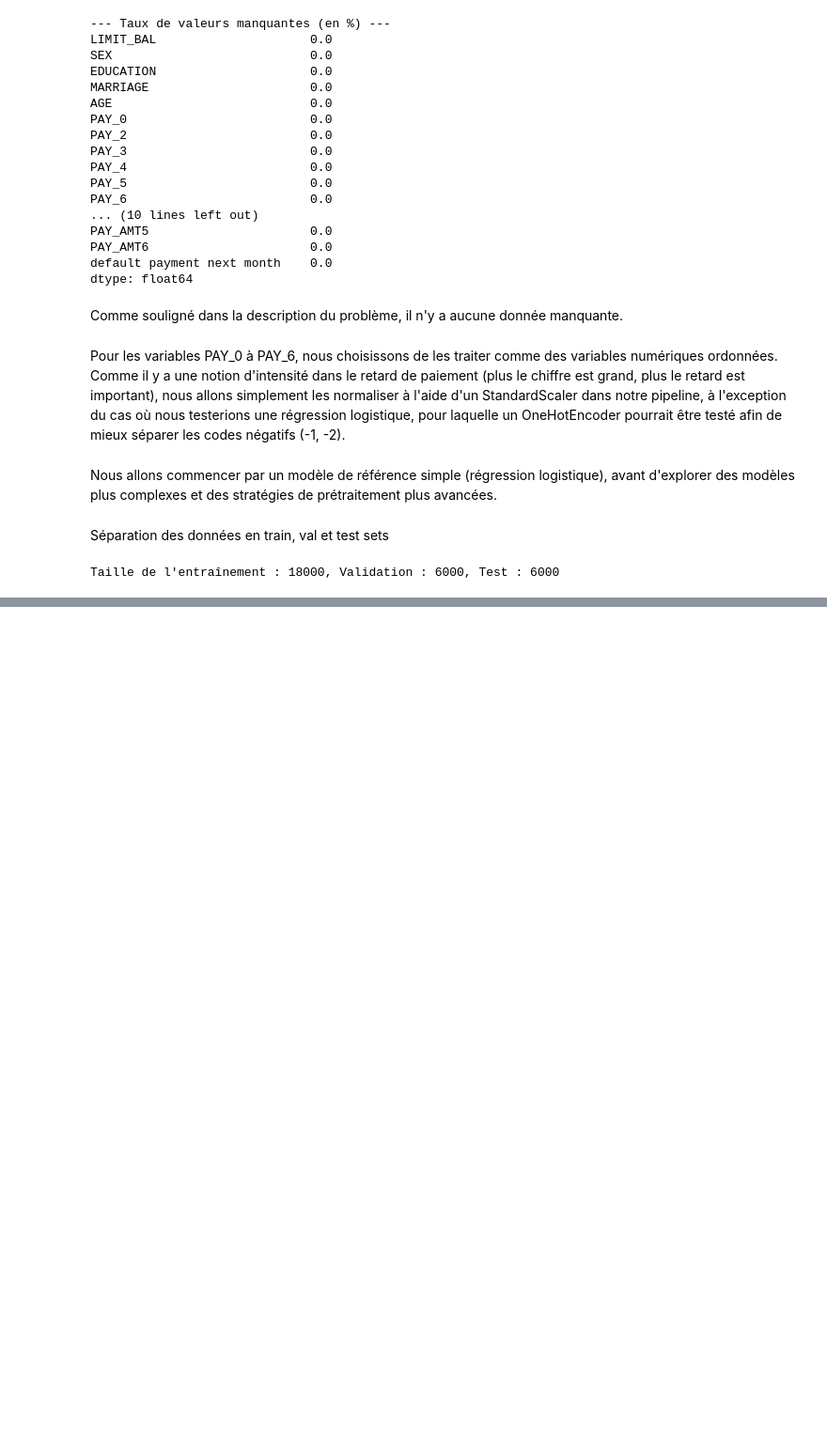
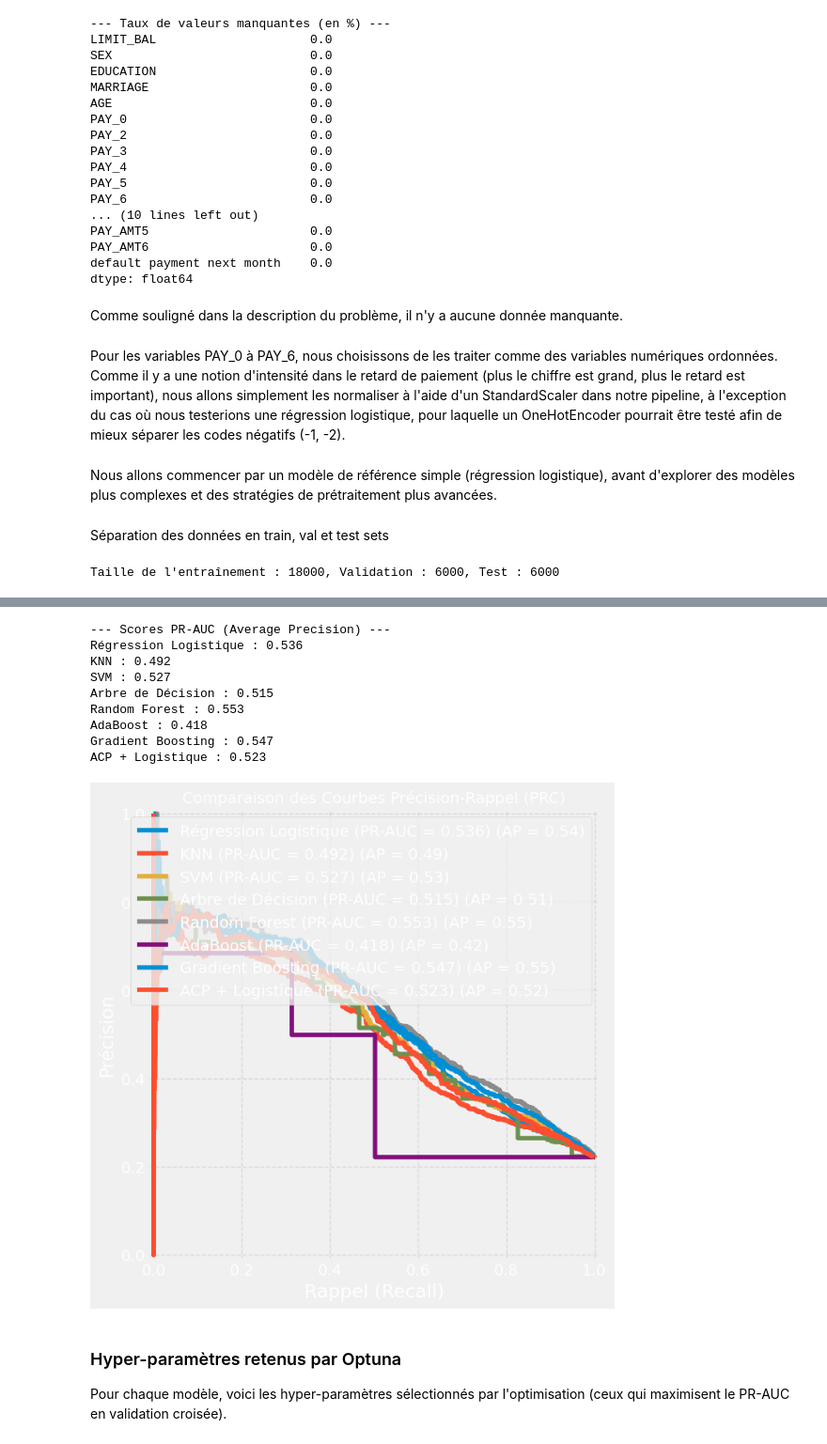
Before and after one commit to NdeyeAminataAida/Projet-AI28, a Jupyter notebook: notebook/project_credit_default.ipynb, the cells around one changed output, grey strips where cells are left out. Shown at 94% size. Drawn from its saved outputs; the diff is of its cells as text; code cells hidden in the pictures; blank space fills up the shorter version.

```diff
--- a/notebook/project_credit_default.ipynb
+++ b/notebook/project_credit_default.ipynb
@@ -729,5 +298,0 @@ Contrairement à la régression logistique, les arbres n'ont pas besoin de norma
-# %%
-# Construction du modèle AdaBoost (100 arbres faibles) et évaluation
-# train_and_evaluate entraîne le modèle puis affiche le classification_report sur train et val sets
-ada_model = build_adaboost_model(n_estimators=100)
-ada_model = ev.train_and_evaluate(ada_model, X_train, y_train, X_val, y_val)
@@ -854,7 +298,0 @@ Comme pour la Random Forest et AdaBoost, les arbres n'ont pas besoin de normalis
-# %%
-# On commence par un modèle de base avec les hyperparamètres usuels
-# (100 arbres, learning_rate=0.1, profondeur 3) pour observer le comportement de référence
-pipeline_gb = md.build_gradient_boost_model(n_estimators=100, learning_rate=0.1, max_depth=3)
-
-# Entraînement et évaluation
-model_gb = ev.train_and_evaluate(pipeline_gb, X_train, y_train, X_val, y_val)
@@ -987,0 +307,8 @@ En conclusion, pour la banque, le Gradient Boosting confirme la tendance génér
+# %%
+# Registre central : chaque modèle du cours avec son constructeur de pipeline et son espace de recherche Optuna.
+# class_weight='balanced' gère le déséquilibre pour les modèles qui le supportent.
+model_configs = md.get_model_configurations(class_weight='balanced')
+
+print("Modèles du panel à comparer :")
+for nom in model_configs:
+    print(" -", nom)
@@ -987,0 +331,8 @@ En conclusion, pour la banque, le Gradient Boosting confirme la tendance génér
+# %%
+# Orchestration unique : étude Optuna (TPE) + évaluation pour chaque modèle du registre.
+# On optimise le PR-AUC (average_precision), métrique adaptée au déséquilibre.
+# n_trials = budget d'essais Optuna par modèle (la SVM en surcharge un plus petit).
+fitted_models = ev.run_model_comparison(
+    model_configs, X_train, y_train, X_val, y_val,
+    scoring='average_precision', cv=5, n_trials=25
+)
@@ -987,0 +377,19 @@ En conclusion, pour la banque, le Gradient Boosting confirme la tendance génér
+# %%
+# Courbes Précision-Rappel de TOUS les modèles sur un seul graphique
+# (le PR-AUC n'est calculé qu'ici, une seule fois, pour l'ensemble du panel)
+ev.plot_models_pr_curves(fitted_models, X_val, y_val)
+# %% [output]
+--- Scores PR-AUC (Average Precision) ---
+Régression Logistique : 0.536
+KNN : 0.492
+SVM : 0.527
+Arbre de Décision : 0.515
+Random Forest : 0.553
+AdaBoost : 0.418
+Gradient Boosting : 0.547
+ACP + Logistique : 0.523
+[figure, added]
+# %% [markdown]
+### Hyper-paramètres retenus par Optuna
+
+Pour chaque modèle, voici les hyper-paramètres sélectionnés par l'optimisation (ceux qui maximisent le PR-AUC en validation croisée).
```
Also changed, not shown: parts of 82 cells of this notebook, 4 other files.
